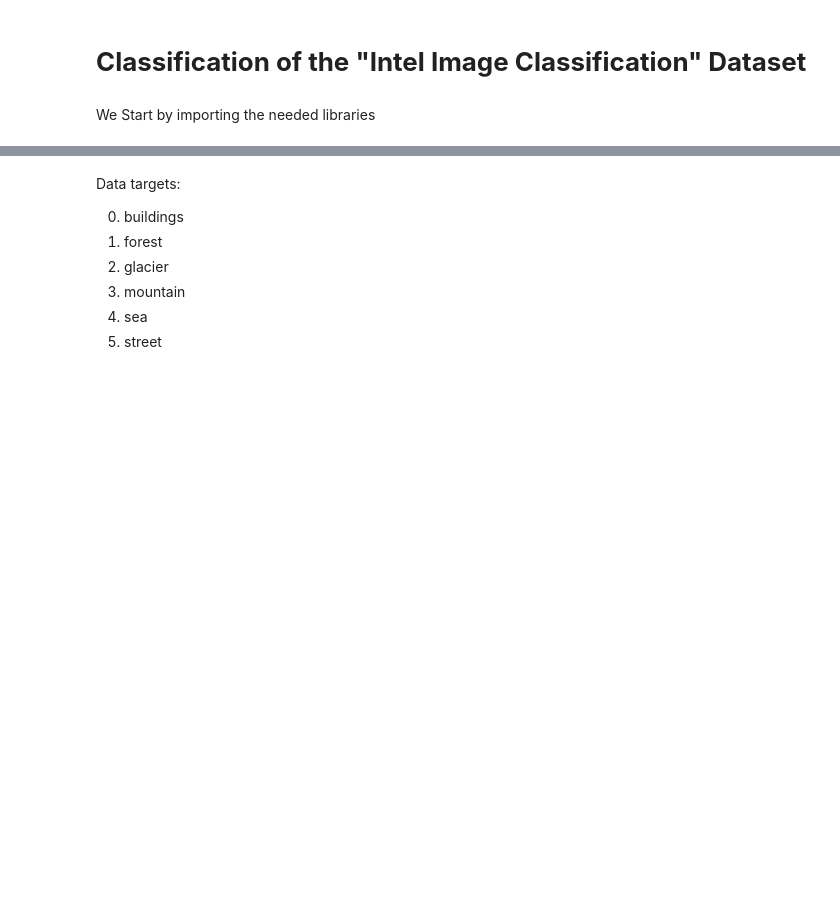
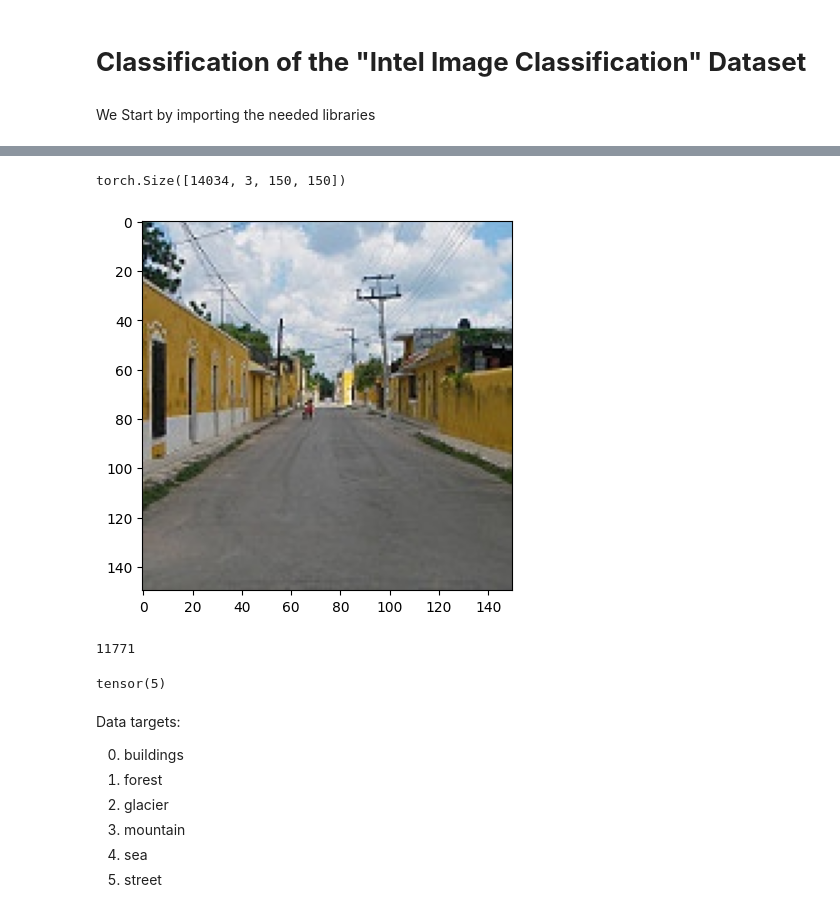
Before and after one commit to mikhailBenali/Intel-Image-Classification, a Jupyter notebook: main.ipynb, the cells around one changed output, grey strips where cells are left out. Saved outputs shown, nothing was run; the diff lists cells and outputs as text; code cells hidden in the pictures; blank space fills up the shorter version.

Commit message:
Training on test data and improvement of the model

```diff
--- a/main.ipynb
+++ b/main.ipynb
@@ -26,13 +28,13 @@ print(f"Using {device} device")
 # %%
 path = Path("./Data/seg_train/seg_train")
 
-img = []
-targets = []
+train_img = []
+train_targets = []
 
 for folder in path.iterdir():
     for file in folder.iterdir():
-        img.append(v2.Resize((150,150))(read_image(str(file))))
-        targets.append(folder.name)
+        train_img.append(v2.Resize((150,150))(read_image(str(file))))
+        train_targets.append(folder.name)
 # %%
-img = torch.stack(img)
+train_img = torch.stack(train_img)
 # %%
@@ -56,13 +58,21 @@ data = ImageDataset(img, targets)
 # %%
-img.shape
+train_img.shape
+# %% [output]
+torch.Size([14034, 3, 150, 150])
 # %%
-r = rand(0, len(img))
-plt.imshow(v2.ToPILImage()(img[r]))
+r = rand(0, len(train_img))
+plt.imshow(v2.ToPILImage()(train_img[r]))
 plt.show()
+# %% [output]
+[figure, added]
 # %%
 r
+# %% [output]
+11771
 # %%
-targets[r]
+train_targets[r]
+# %% [output]
+tensor(5)
 # %% [markdown]
 Data targets:
 
```
Also changed, not shown: parts of 17 cells of this notebook.
